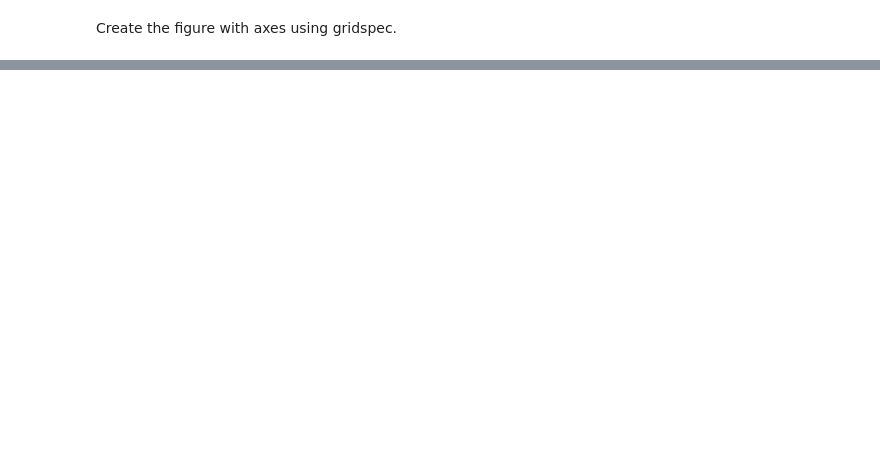
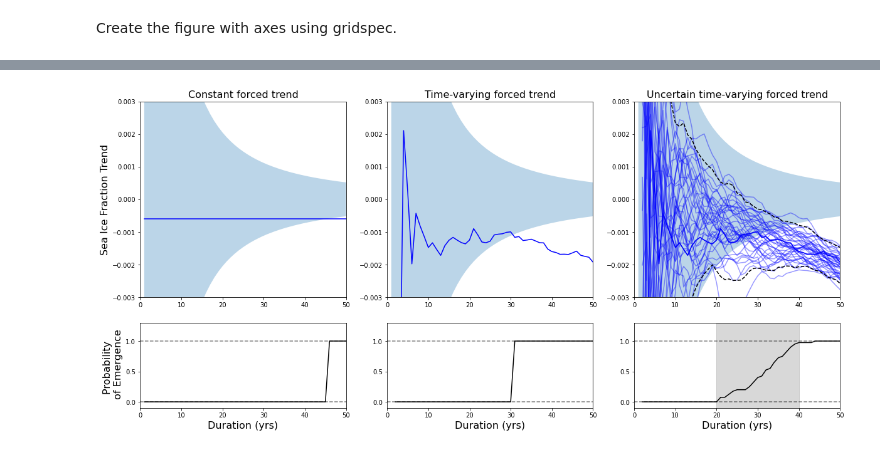
Before and after one commit to jshaw35/spectral_ice, a Jupyter notebook: methods_figures/methodsfig_LENSvalue.ipynb, the cells around one changed output, grey strips where cells are left out. Saved outputs shown, nothing was run; the diff lists cells and outputs as text; code cells hidden in the pictures; blank space fills up the shorter version.

```diff
--- a/methods_figures/methodsfig_LENSvalue.ipynb
+++ b/methods_figures/methodsfig_LENSvalue.ipynb
@@ -183,3 +231,23 @@ detection_panel3_corrected = npfloat_vec(detection_panel3_bool_corrected).sum(ax
+# %%
+%%time
+
+CI_seaice_dec = bootstrap_percentiles2('ICEFRAC',seaice_slopes_da.to_dataset(),durations,alpha=0.05,nbootstraps=5000)
+# %%
+detect_panel3_CI_lower_bool = np.abs(CI_seaice_dec.sel(bound=0)/sigma_icefrac[1:]) > 2
+detect_panel3_CI_upper_bool = np.abs(CI_seaice_dec.sel(bound=1)/sigma_icefrac[1:]) > 2
+# %%
+# Apply our definition of emergence where the signal must remain out of the internal variability
+duration = CI_seaice_dec['duration']
+
+emergence_year_lower = 1 + duration.where(~detect_panel3_CI_lower_bool).max(dim='duration')
+
+# detection_panel3_lower_bool = detect_panel3_CI_lower_bool.where(detect_panel3_CI_lower_bool.duration > emergence_year_lower,0)
+# detection_panel3_lower = npfloat_vec(detection_panel3_lower_bool)
+
+emergence_year_upper = 1 + duration.where(~detect_panel3_CI_upper_bool).max(dim='duration')
+
+# detection_panel3_upper_bool = detect_panel3_CI_upper_bool.where(detect_panel3_CI_upper_bool.duration > emergence_year_upper,0)
+# detection_panel3_upper = npfloat_vec(detection_panel3_upper_bool)
 # %% [markdown]
 Create the figure with axes using gridspec.
 # %%
@@ -256,0 +323,63 @@ GridSpec(2, 2, height_ratios=[4, 1], width_ratios=[3, 1])[0:1, 0:1]
+# %%
+fig = plt.figure(constrained_layout=False,figsize=(20,9))
+
+gs = GridSpec(3, 3, figure=fig)
+ax1 = fig.add_subplot(gs[:2, 0])
+ax2 = fig.add_subplot(gs[:2, 1])
+ax3 = fig.add_subplot(gs[:2, 2])
+
+ax4 = fig.add_subplot(gs[-1, 0])
+ax5 = fig.add_subplot(gs[-1, 1])
+ax6 = fig.add_subplot(gs[-1, 2])
+
+# ax1.set_ylabel('OLR Trend (Wm$^{-2}$)',fontsize=16)
+ax1.set_ylabel('Sea Ice Fraction Trend',fontsize=16)
+ax4.set_ylabel('Probability \n of Emergence',fontsize=16)
+
+for _ax in [ax1,ax2,ax3,ax4,ax5,ax6]:
+    _ax.set_xlim(0,50)
+
+for _low_ax in [ax4,ax5,ax6]:
+    _low_ax.set_xlabel('Duration (yrs)',fontsize=16)
+    _low_ax.set_ylim(-0.10,1.3)
+    _low_ax.set_yticks([0,0.5,1.0])
+    _low_ax.hlines(y=[0,1],xmin=0,xmax=50,linestyles='dashed',colors='black',alpha=0.5)
+
+ax1.set_title('Constant forced trend',fontsize=16)
+ax2.set_title('Time-varying forced trend',fontsize=16)
+ax3.set_title('Uncertain time-varying forced trend',fontsize=16)
+
+#### First column
+ax1.fill_between(years,-2*sigma_icefrac,2*sigma_icefrac,alpha=0.3)
+ax1.plot(years,persistence_guess,color='blue',alpha=1)
+ax1.set_ylim(-0.003,0.003)
+
+ax4.plot(years,detection_panel1,color='black',alpha=1)
+
+#### Second column
+ax2.fill_between(years,-2*sigma_icefrac,2*sigma_icefrac,alpha=0.3)
+# ax2.plot(years[1:],seaice_forcedslopes_da)
+ax2.plot(years[1:],seaice_slopes_da.sel(ens=24),color='blue',alpha=1)
+ax2.set_ylim(-0.003,0.003)
+ax5.plot(years[1:],detection_panel2,color='black',alpha=1)
+
+#### Third column
+ax3.fill_between(years,-2*sigma_icefrac,2*sigma_icefrac,alpha=0.3)
+for _ens_seaice_slopes in seaice_slopes_da:
+    ax3.plot(years[1:],_ens_seaice_slopes,color='blue',alpha=0.4)
+ax3.plot(years[1:],seaice_slopes_da.sel(ens=24),color='blue',alpha=1)
+
+ax3.set_ylim(-0.003,0.003)
+ax6.plot(years[1:],detection_panel3_corrected,color='black',alpha=1)
+
+ax3.plot(CI_seaice_dec.duration,CI_seaice_dec.sel(bound=0),color='black',linestyle='dashed')
+ax3.plot(CI_seaice_dec.duration,CI_seaice_dec.sel(bound=1),color='black',linestyle='dashed')
+# ax3.plot(CI_seaice_dec.duration,CI_seaice_dec.sel(bound=2))
+
+ax6.axvspan(xmin=emergence_year_lower, xmax=emergence_year_upper, color='grey', alpha=0.3)
+# ax6.fill_between(emergence_year_lower,emergence_year_upper
+
+# fig.suptitle("Emergence of Climate Signals")
+fig.subplots_adjust(hspace=0.3)
+# %% [output]
+[figure, added]
```
Also changed, not shown: parts of 11 cells of this notebook.
